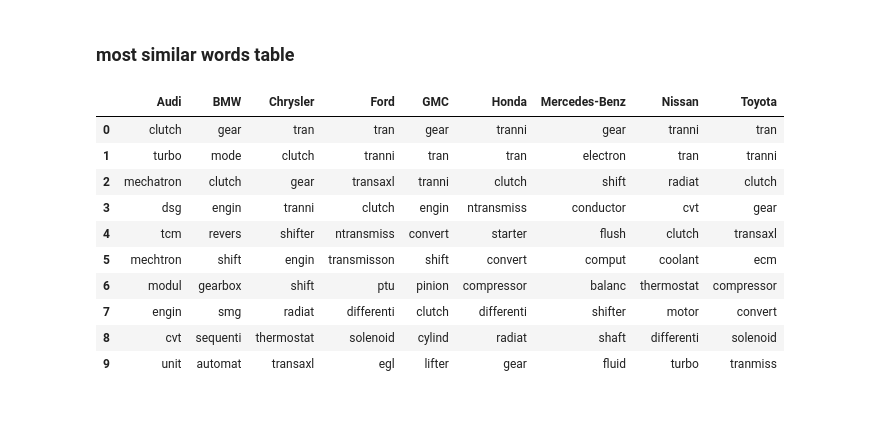
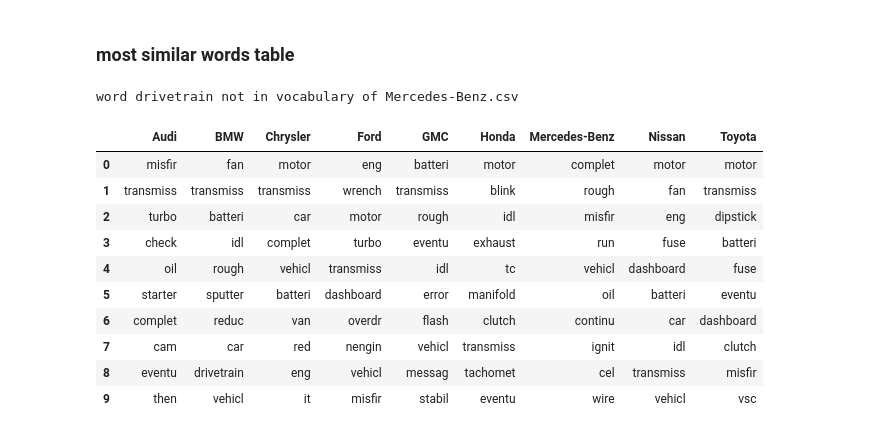
Before and after one commit to zeqiguo/topic_analysis, a Jupyter notebook: topic_analysis.ipynb, the cells around one changed output. Drawn from its saved outputs; the diff is of its cells as text; code cells hidden in the pictures.

Commit message:
similar words matrix for required tokens

```diff
--- a/topic_analysis.ipynb
+++ b/topic_analysis.ipynb
@@ -434,38 +434,67 @@ ft_model.most_similar(positive='transmiss', topn=20)
 files = ['Audi.csv', 'BMW.csv', 'Chrysler.csv', 'Ford.csv', 'GMC.csv', 'Honda.csv',
          'Mercedes-Benz.csv', 'Nissan.csv', 'Toyota.csv']
 
-sample_word = 'transmission'
+# sample_word = 'transmission'
+token_list = ['engine', 'body', 'paint', 'brake', 'steering', 'AC', 'Heater', 'Electrical', 'Suspension',
+             'Window', 'Windshield', 'Interior', 'Accessories', 'exhaust', 'fuel', 'drivetrain', 'light',
+              'exterior', 'wheel', 'seatbelt', 'airbag']
 
 ps = PorterStemmer()
-stemed_sample_word = ps.stem(sample_word)
+stemed_tokens = [ps.stem(sample_word.lower()) for sample_word in token_list]
 
-def similar_word_table(token, files):
-    df = pd.DataFrame()
-    for file in files:
-        model_path = 'pre_trained/W2V/{}_Word2Vect_model'.format(file.split('.')[0])
-        model = gensim.models.Word2Vec.load(model_path)
+# def similar_word_table(tokens, files):
+#     df = pd.DataFrame()
+#     for file in files:      # load pre-trained model
+#         model_path = 'pre_trained/W2V/{}_Word2Vect_model'.format(file.split('.')[0])
+#         model = gensim.models.Word2Vec.load(model_path)
 
-        words = []
-        similmar_list = model.most_similar(token)
-        for word in similmar_list:
-            words.append(word[0])
-        df['{}'.format(file.split('.')[0])] = words
+#         words = []
+#         similmar_list = model.most_similar(token)
+#         for word in similmar_list:
+#             words.append(word[0])
+#         df['{}'.format(file.split('.')[0])] = words
 
-    df.to_csv('sample_words.csv', index=False)
+#     df.to_csv('sample_words.csv', index=False)
 
-similar_word_table(stemed_sample_word, files)
+# similar_word_table(stemed_sample_word, files)
+
+
+
+
+def similar_token_table(tokens, files):
+
+    for token in tokens:
+        df = pd.DataFrame()    # each new token will have a new individual DF
+        for file in files:     # load model
+            model_path = 'pre_trained/W2V/{}_Word2Vect_model'.format(file.split('.')[0])
+            model = gensim.models.Word2Vec.load(model_path)
+
+            try:
+                similar_list = model.most_similar(token)
+            except:
+                print('word {} not in vocabulary of {}'.format(token, file))
+                continue
+            else:
+                words = [word[0] for word in similar_list]
+                df['{}'.format(file.split('.')[0])] = words
+
+        df.to_csv('similar_words/{}.csv'.format(token), index=False)
+
+similar_token_table(stemed_tokens, files)
+# %% [output]
+word drivetrain not in vocabulary of Mercedes-Benz.csv
 # %%
-a = pd.read_csv('sample_words.csv')
+a = pd.read_csv('similar_words/engin.csv')
 a
 # %% [output]
 |  | Audi | BMW | Chrysler | Ford | GMC | Honda | Mercedes-Benz | Nissan | Toyota |
-| 0 | clutch | gear | tran | tran | gear | tranni | gear | tranni | tran |
-| 1 | turbo | mode | clutch | tranni | tran | tran | electron | tran | tranni |
-| 2 | mechatron | clutch | gear | transaxl | tranni | clutch | shift | radiat | clutch |
-| 3 | dsg | engin | tranni | clutch | engin | ntransmiss | conductor | cvt | gear |
-| 4 | tcm | revers | shifter | ntransmiss | convert | starter | flush | clutch | transaxl |
-| 5 | mechtron | shift | engin | transmisson | shift | convert | comput | coolant | ecm |
-| 6 | modul | gearbox | shift | ptu | pinion | compressor | balanc | thermostat | compressor |
-| 7 | engin | smg | radiat | differenti | clutch | differenti | shifter | motor | convert |
-| 8 | cvt | sequenti | thermostat | solenoid | cylind | radiat | shaft | differenti | solenoid |
-| 9 | unit | automat | transaxl | egl | lifter | gear | fluid | turbo | tranmiss |
+| 0 | misfir | fan | motor | eng | batteri | motor | complet | motor | motor |
+| 1 | transmiss | transmiss | transmiss | wrench | transmiss | blink | rough | fan | transmiss |
+| 2 | turbo | batteri | car | motor | rough | idl | misfir | eng | dipstick |
+| 3 | check | idl | complet | turbo | eventu | exhaust | run | fuse | batteri |
+| 4 | oil | rough | vehicl | transmiss | idl | tc | vehicl | dashboard | fuse |
+| 5 | starter | sputter | batteri | dashboard | error | manifold | oil | batteri | eventu |
+| 6 | complet | reduc | van | overdr | flash | clutch | continu | car | dashboard |
+| 7 | cam | car | red | nengin | vehicl | transmiss | ignit | idl | clutch |
+| 8 | eventu | drivetrain | eng | vehicl | messag | tachomet | cel | transmiss | misfir |
+| 9 | then | vehicl | it | misfir | stabil | eventu | wire | vehicl | vsc |
```
Also changed, not shown: parts of 1 cell of this notebook, 21 other files.
